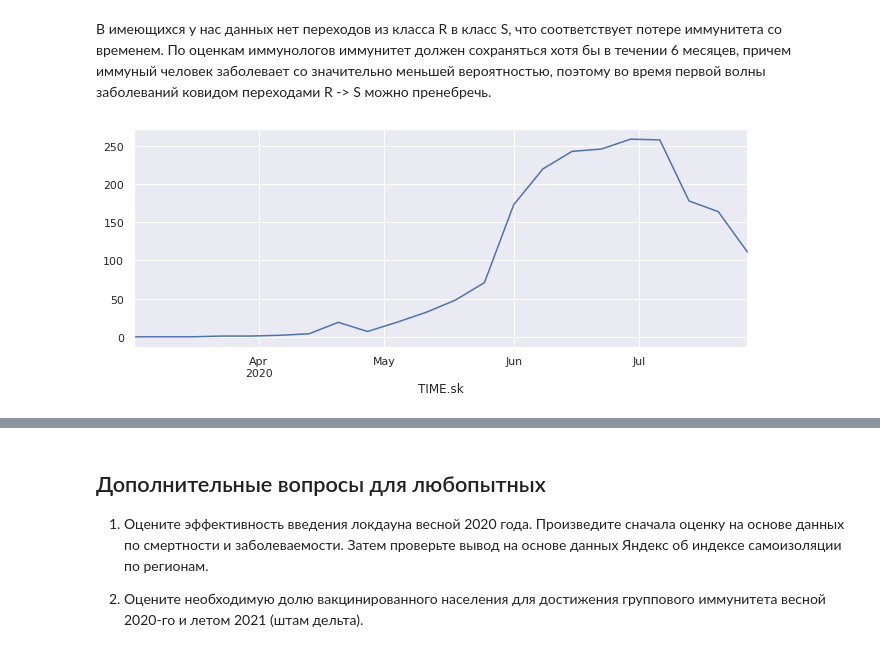
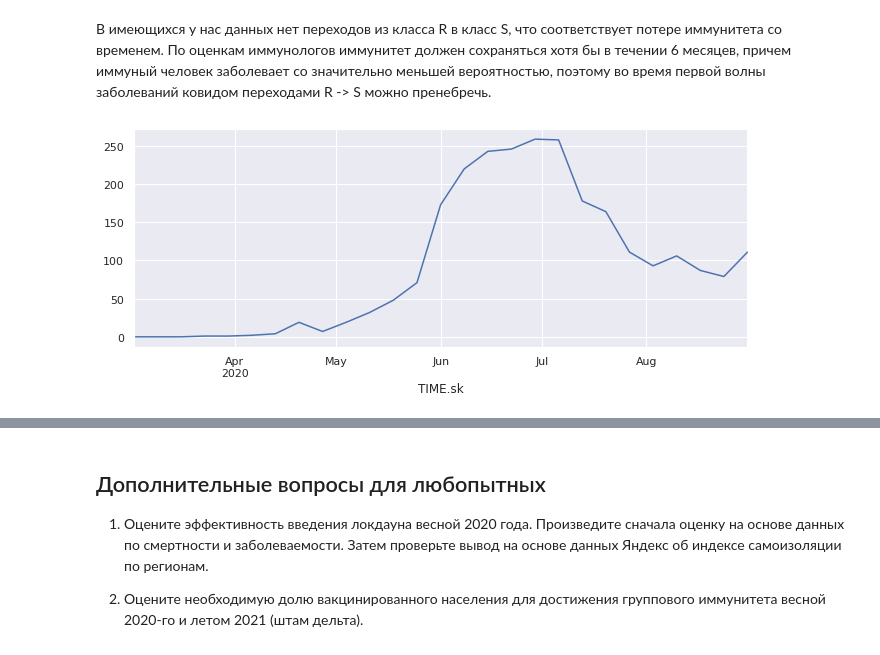
Before and after one commit to alepoydes/introduction-to-numerical-simulation, a Jupyter notebook: practice/covid/COVID-19.ipynb, the cells around one changed output, grey strips where cells are left out. Saved outputs shown, nothing was run; the diff lists cells and outputs as text; code cells hidden in the pictures.

```diff
--- a/practice/covid/COVID-19.ipynb
+++ b/practice/covid/COVID-19.ipynb
@@ -136,10 +142,10 @@ plt.show()
 По оценкам иммунологов иммунитет должен сохраняться хотя бы в течении 6 месяцев, причем иммуный человек заболевает со значительно меньшей вероятностью, поэтому во время первой волны заболеваний ковидом переходами R -> S можно пренебречь.
 # %%
 # Извлечем данные по первой полне
-first_wave = data7.loc[:'2020-08-01']
+first_wave = data7.loc[:'2020-09-01']
 
 # Проверим визуально, что данные по смертям действительно показывают одну волну.
 first_wave['DEATHS.sk'].plot()
 plt.show()
 # %% [output]
-[figure, old version]
+[figure, new version]
```
Also changed, not shown: parts of 11 cells of this notebook.
